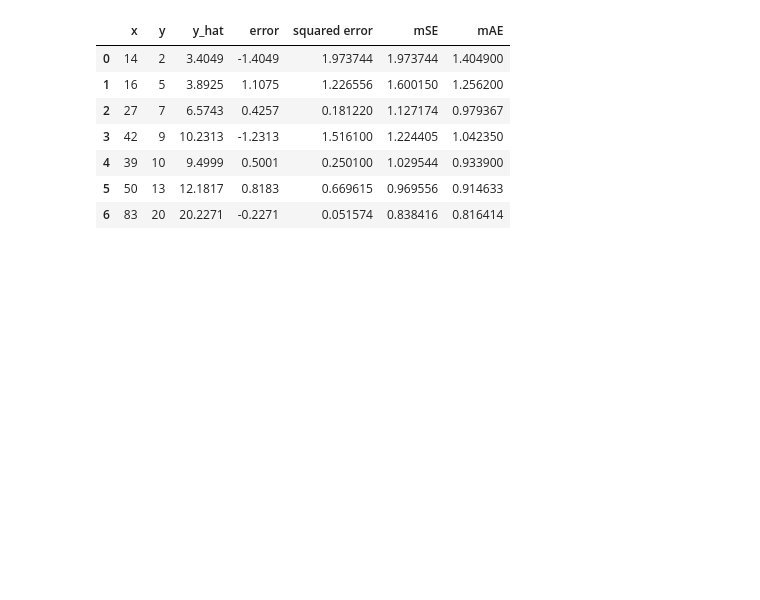
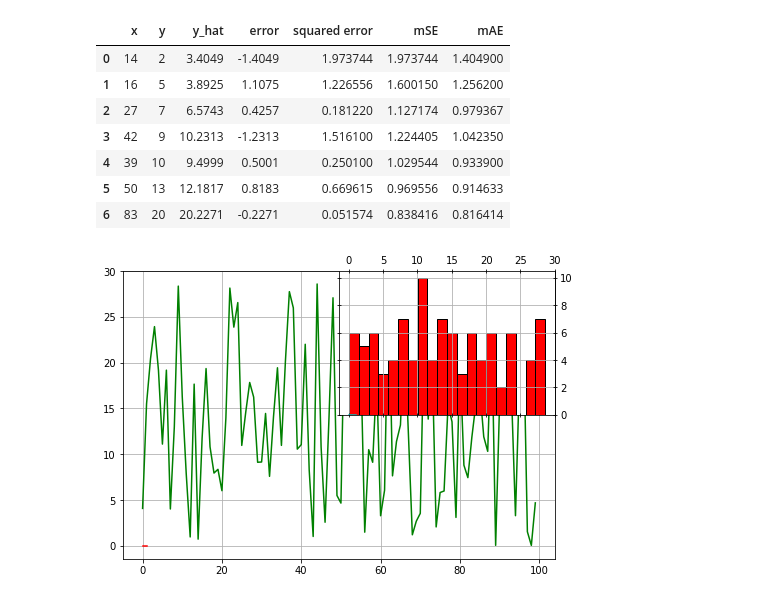
Before and after one commit to maab2198/nlp2021, a Jupyter notebook: lab1/task2.ipynb, the cells around one changed output. Cells and saved outputs as stored; diff of their text form; code cells hidden in the pictures; blank space fills up the shorter version.

```diff
--- a/lab1/task2.ipynb
+++ b/lab1/task2.ipynb
@@ -50,0 +57,36 @@ df.to_csv('lab1_task2.csv', index=False)
+# %%
+import matplotlib.pyplot as plt
+import numpy as np
+
+fig = plt.figure()
+
+N = 100
+x = np.arange(N)
+y = np.random.random(N)*30.
+
+# Область ax1 нарисуется первой
+ax1 = fig.add_axes([0.,0.,1.0,1.0])
+# Область ax2 перекроет область ax1 и закроет её часть
+ax2 = fig.add_axes([0.5,0.5,0.5,0.5])
+
+rect0 = [0.0, 0.0]
+
+ax1.plot(rect0, 'r')
+ax1.plot(x, y, 'green')
+
+ax2.plot(rect0, 'c')
+ax2.hist(y, 20, edgecolor='k', facecolor='r')
+ax2.tick_params(axis='y', which='major', direction='inout',
+                left=True, right=True, labelleft=False, labelright=True)
+ax2.tick_params(axis='x', which='major', direction='inout',
+                bottom=True, top=True, labelbottom=False, labeltop=True)
+
+
+for ax in fig.axes:
+    ax.grid(True)
+
+
+
+plt.show()
+# %% [output]
+[figure, added]
```
Also changed, not shown: parts of 1 cell of this notebook, 3 other files.
